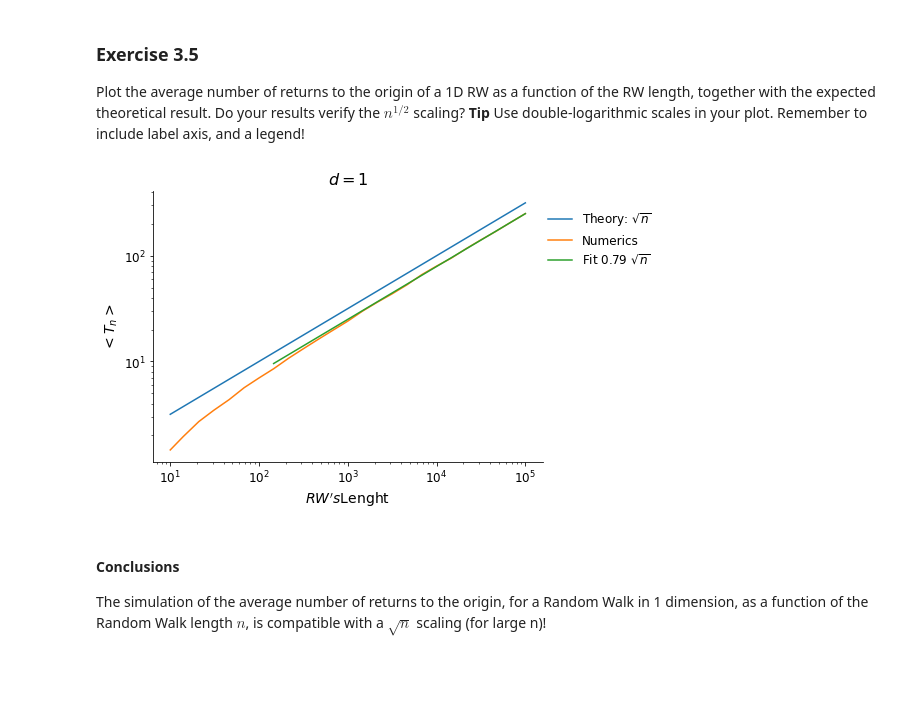
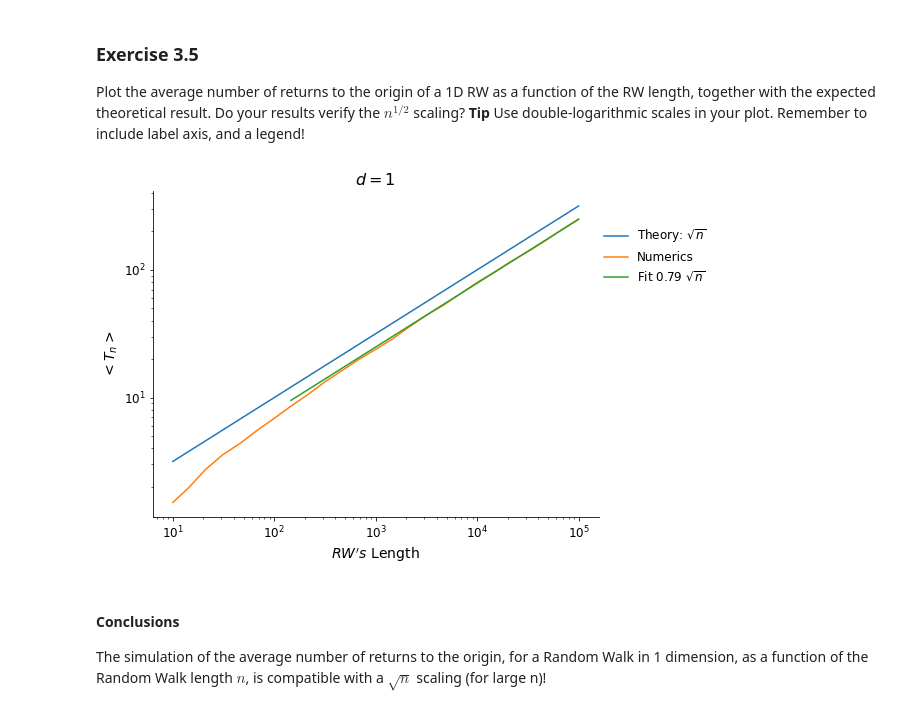
Before and after one commit to Gea97/MeccanicaStatistica2021, a Jupyter notebook: notebooks/3-Random-Walks.ipynb, the cells around one changed output. Saved outputs shown, nothing was run; the diff lists cells and outputs as text; code cells hidden in the pictures; blank space fills up the shorter version.

```diff
--- a/notebooks/3-Random-Walks.ipynb
+++ b/notebooks/3-Random-Walks.ipynb
@@ -192,40 +192,40 @@ Executing the following cell will run all simulations for $d=1$
 # %%
 dim=1
 num_d1_returns_array = np.array([
-    get_average_num_returns(length=length, dim=dim, num_trajs=2500)
+    get_average_num_returns(length=length, dim=dim, num_trajs=5000)
     for length in length_array
 ])
 # %% [markdown]
 ### Exercise 3.5
 Plot the average number of returns to the origin of a 1D RW as a function of the RW length, together with the expected theoretical result. Do your results verify the $n^{1/2}$ scaling? **Tip** Use double-logarithmic scales in your plot. Remember to include label axis, and a legend!
 # %%
-fig, ax = plt.subplots(1, 1, figsize=(7, 5))
+fig, ax = plt.subplots(1, 1, figsize=(8, 6))
 # plot theoretical result
 root_length_array=np.sqrt(length_array)
 ax.loglog(length_array, root_length_array, label="Theory: $\sqrt{n}$")
 # plot numerical result
 ax.loglog(length_array, num_d1_returns_array,label="Numerics")
 
 # plot theoretical fit
-start1=7 # we neglet the first point in the fit because we want the trend in the limit of large n
+start1=7 # we neglet the first points in the fit because we want the trend in the limit of large n
 length_array_Fit1=length_array[start1:]
 num_d1_returns_array_Fit=num_d1_returns_array[start1:]
 
 fsqrt = lambda length_array_Fit1, k1: k1 * np.sqrt(length_array_Fit1) # sqrt fit
 popt, _ = curve_fit(fsqrt, length_array_Fit1, num_d1_returns_array_Fit)
 k1 = popt[0]
 ktrunc1 = "%.2f" % k1
 ax.loglog(length_array_Fit1, k1 * np.sqrt(length_array_Fit1), label="Fit " + str(ktrunc1) +  " $\sqrt{n}$")
 
 # add axis labels
-ax.set_xlabel(r"$RW's $" r"Lenght")
+ax.set_xlabel(r"$RW's $" r" Length")
 ax.set_ylabel(r"$<T_n>$")
 # add a legend
 ax.legend(loc=(1, 0.7), frameon=False)
 # add a title (e.g. that says what dimension we used)
 ax.set_title(r"$d=1$");
 # %% [output]
-[figure, old version]
+[figure, new version]
 # %% [markdown]
 #### Conclusions
 The simulation of the average number of returns to the origin, for a Random Walk in 1 dimension, as a function of the Random Walk length $n$, is compatible with a $\sqrt{n}$ scaling (for large n)!
```
Also changed, not shown: parts of 19 cells of this notebook.
